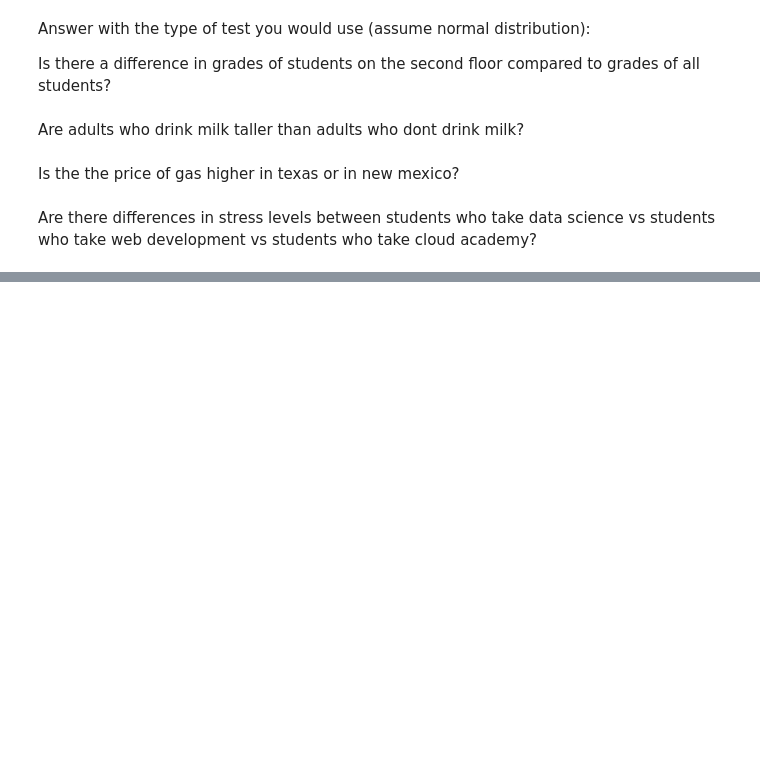
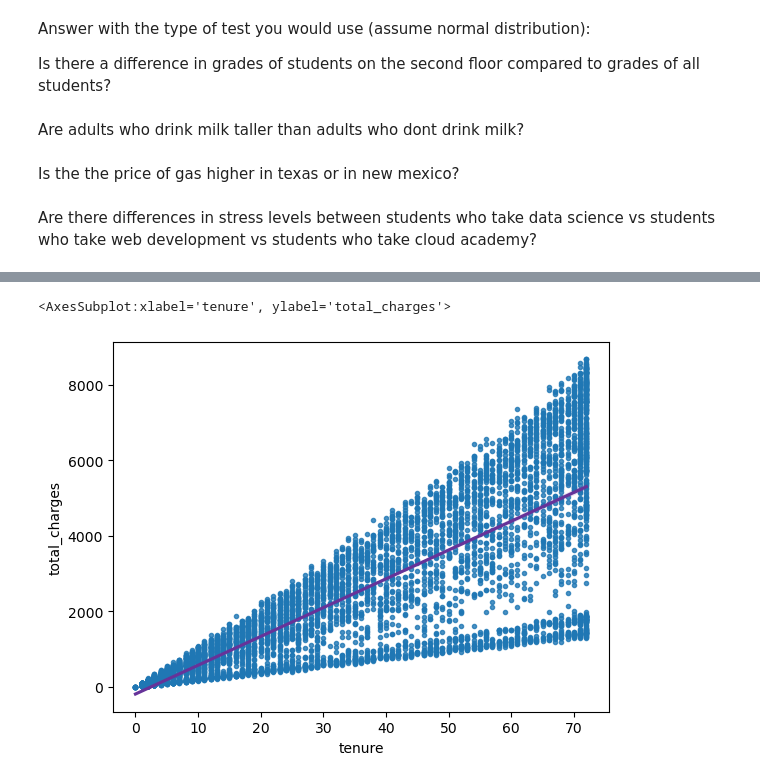
Before and after one commit to shawn-brown12/statistics_exercises, a Jupyter notebook: hypothesis_testing.ipynb, the cells around one changed output, grey strips where cells are left out. Cells and saved outputs as stored; diff of their text form; code cells hidden in the pictures; blank space fills up the shorter version.

```diff
--- a/hypothesis_testing.ipynb
+++ b/hypothesis_testing.ipynb
@@ -125,0 +391,21 @@ Do manual cars get better gas mileage than automatic cars?
+# %%
+#rinse and repeat here
+alpha = 0.05
+
+#select the data
+#the data we need to asnwer the question
+ttl_charges_df = df[['tenure', 'total_charges']]
+
+#looking at a summary of the df
+#summarizing our data to see if any corrections need to be made
+ttl_charges_df.info()
+
+#try to find data errors
+#in this case, one of our columns was a string, and we needed it to be a float
+ttl_charges_df.total_charges.sort_values()
+
+#convert the empty space to '0'
+ttl_charges_df['total_charges'] = ttl_charges_df['total_charges'].str.replace(' ', '0').astype(float)
+
+#confirming data types
+ttl_charges_df.info()
@@ -125,0 +436,7 @@ Do manual cars get better gas mileage than automatic cars?
+# %%
+#plot the data
+#as above, we want to visually see our data
+sns.regplot(x='tenure', y='total_charges', data=ttl_charges_df, marker='.', line_kws={'color':'rebeccapurple'})
+# %% [output]
+<AxesSubplot:xlabel='tenure', ylabel='total_charges'>
+[figure, added]
```
Also changed, not shown: parts of 95 cells of this notebook, 3 other files.
